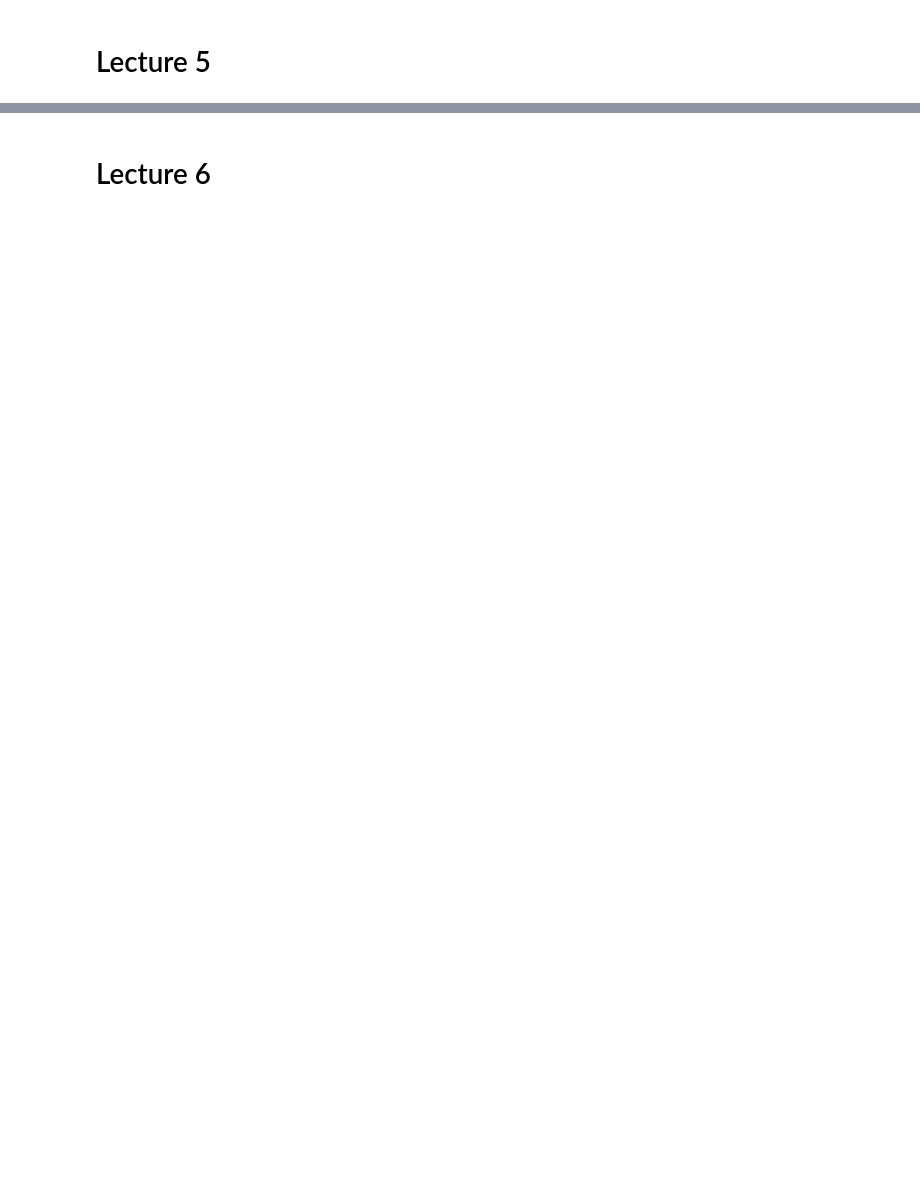
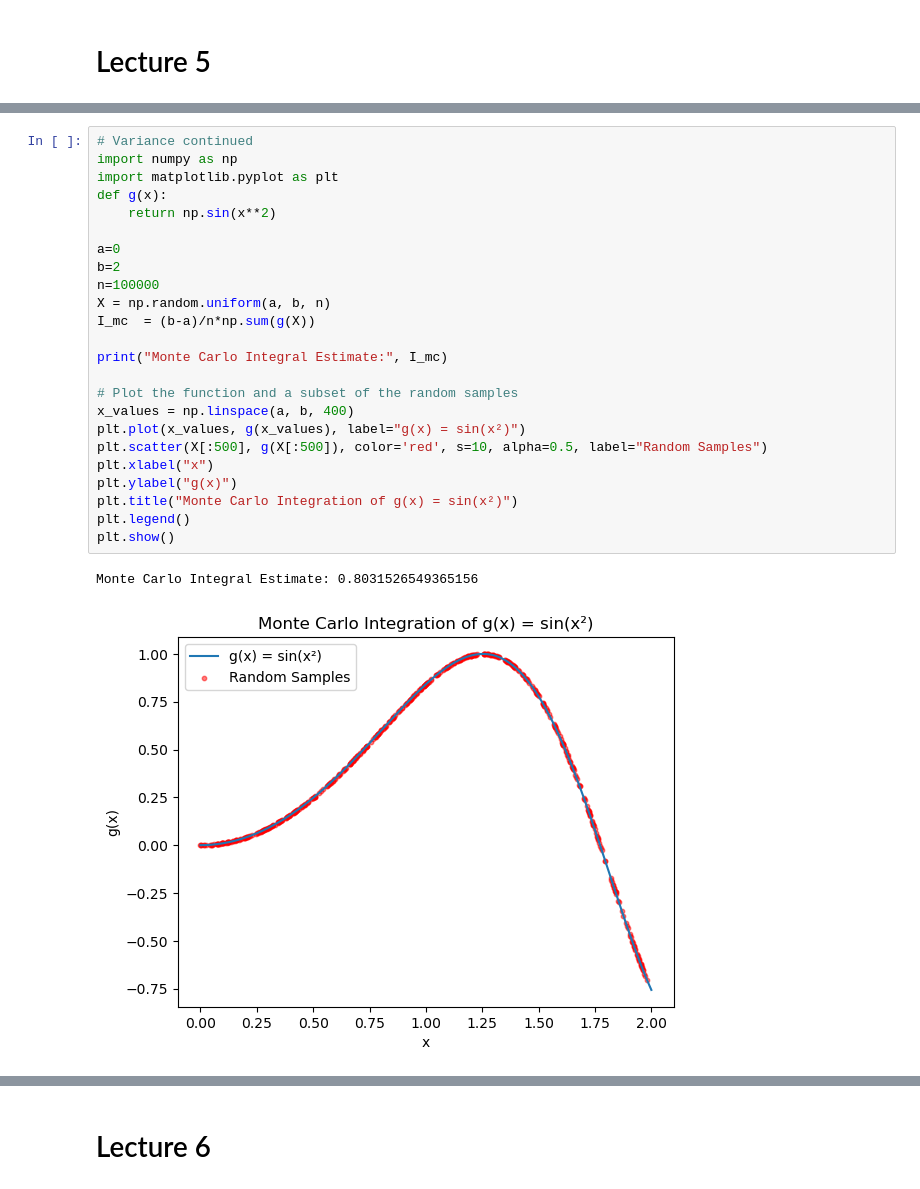
Before and after one commit to pettta/monte-carlo-methods, a Jupyter notebook: math483/notebooks/Math483Lecture5-6P.ipynb, the cells around one changed output, grey strips where cells are left out. Cells and saved outputs as stored; diff of their text form; blank space fills up the shorter version.

```diff
--- a/math483/notebooks/Math483Lecture5-6P.ipynb
+++ b/math483/notebooks/Math483Lecture5-6P.ipynb
@@ -13,0 +53,27 @@
+# %%
+# Variance continued
+import numpy as np
+import matplotlib.pyplot as plt
+def g(x):
+    return np.sin(x**2)
+
+a=0
+b=2
+n=100000
+X = np.random.uniform(a, b, n)
+I_mc  = (b-a)/n*np.sum(g(X))
+
+print("Monte Carlo Integral Estimate:", I_mc)
+
+# Plot the function and a subset of the random samples
+x_values = np.linspace(a, b, 400)
+plt.plot(x_values, g(x_values), label="g(x) = sin(x²)")
+plt.scatter(X[:500], g(X[:500]), color='red', s=10, alpha=0.5, label="Random Samples")
+plt.xlabel("x")
+plt.ylabel("g(x)")
+plt.title("Monte Carlo Integration of g(x) = sin(x²)")
+plt.legend()
+plt.show()
+# %% [output]
+Monte Carlo Integral Estimate: 0.8031526549365156
+[figure, added]
```
Also changed, not shown: parts of 4 cells of this notebook, 1 other file.
